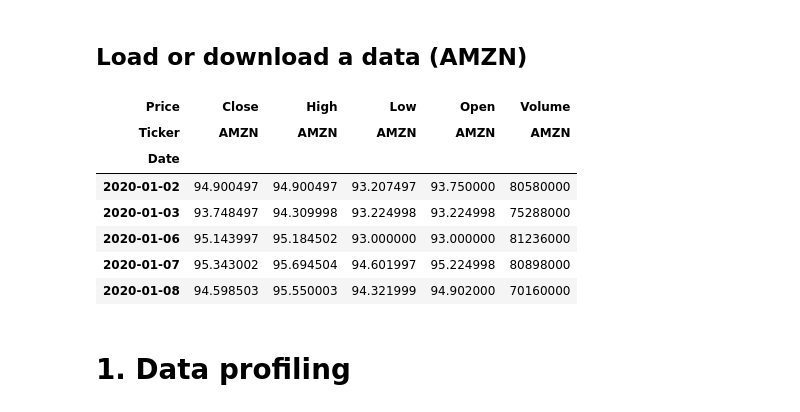
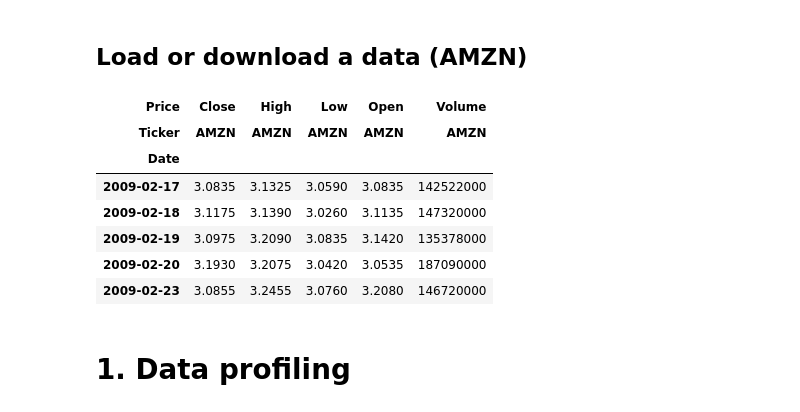
Before and after one commit to birhanu-ma/Financial-Data-Analysis, a Jupyter notebook: notebooks/AMZN.ipynb, the cells around one changed output. Saved outputs shown, nothing was run; the diff lists cells and outputs as text; code cells hidden in the pictures.

```diff
--- a/notebooks/AMZN.ipynb
+++ b/notebooks/AMZN.ipynb
@@ -15,23 +12,23 @@ plt.rcParams["figure.figsize"] = (12, 6)
 # %%
 # ============================================
 # Download AAPL daily data for a year
 # ============================================
 
 ticker = "AMZN"
 
-stock = StockData(ticker, start_date="2020-01-01", end_date="2023-12-29")
+stock = StockData(ticker, start_date="2009-02-14", end_date="2020-06-03")
 
 df = stock.load_data()
 df.head()
 # %% [output]
 | Price | Close | High | Low | Open | Volume |
 | Ticker | AMZN | AMZN | AMZN | AMZN | AMZN |
 | Date |  |  |  |  |  |
-| 2020-01-02 | 94.900497 | 94.900497 | 93.207497 | 93.750000 | 80580000 |
-| 2020-01-03 | 93.748497 | 94.309998 | 93.224998 | 93.224998 | 75288000 |
-| 2020-01-06 | 95.143997 | 95.184502 | 93.000000 | 93.000000 | 81236000 |
-| 2020-01-07 | 95.343002 | 95.694504 | 94.601997 | 95.224998 | 80898000 |
-| 2020-01-08 | 94.598503 | 95.550003 | 94.321999 | 94.902000 | 70160000 |
+| 2009-02-17 | 3.0835 | 3.1325 | 3.0590 | 3.0835 | 142522000 |
+| 2009-02-18 | 3.1175 | 3.1390 | 3.0260 | 3.1135 | 147320000 |
+| 2009-02-19 | 3.0975 | 3.2090 | 3.0835 | 3.1420 | 135378000 |
+| 2009-02-20 | 3.1930 | 3.2075 | 3.0420 | 3.0535 | 187090000 |
+| 2009-02-23 | 3.0855 | 3.2455 | 3.0760 | 3.2080 | 146720000 |
 # %% [markdown]
 # 1. Data profiling
 # %%
```
Also changed, not shown: parts of 13 cells of this notebook, 7 other files.
